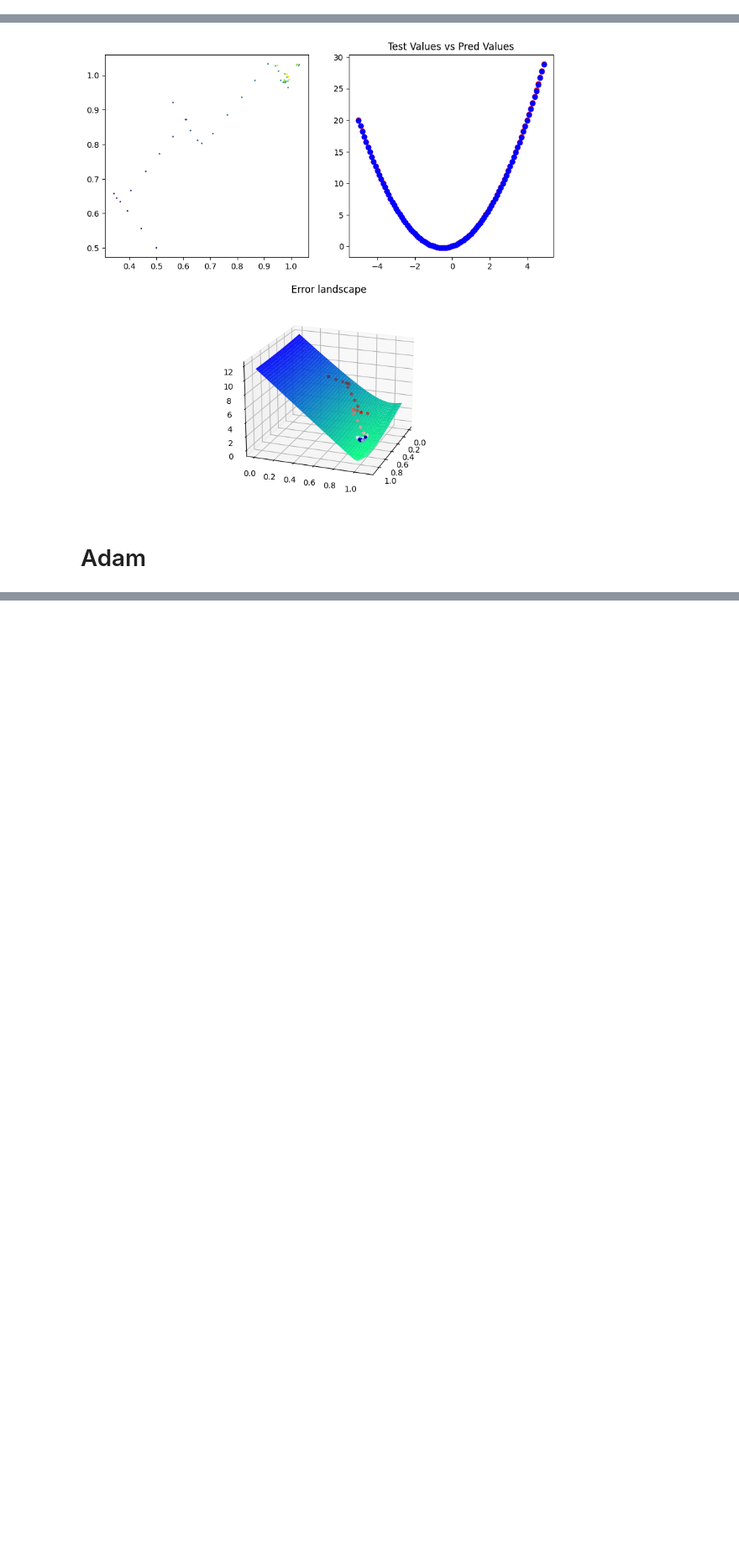
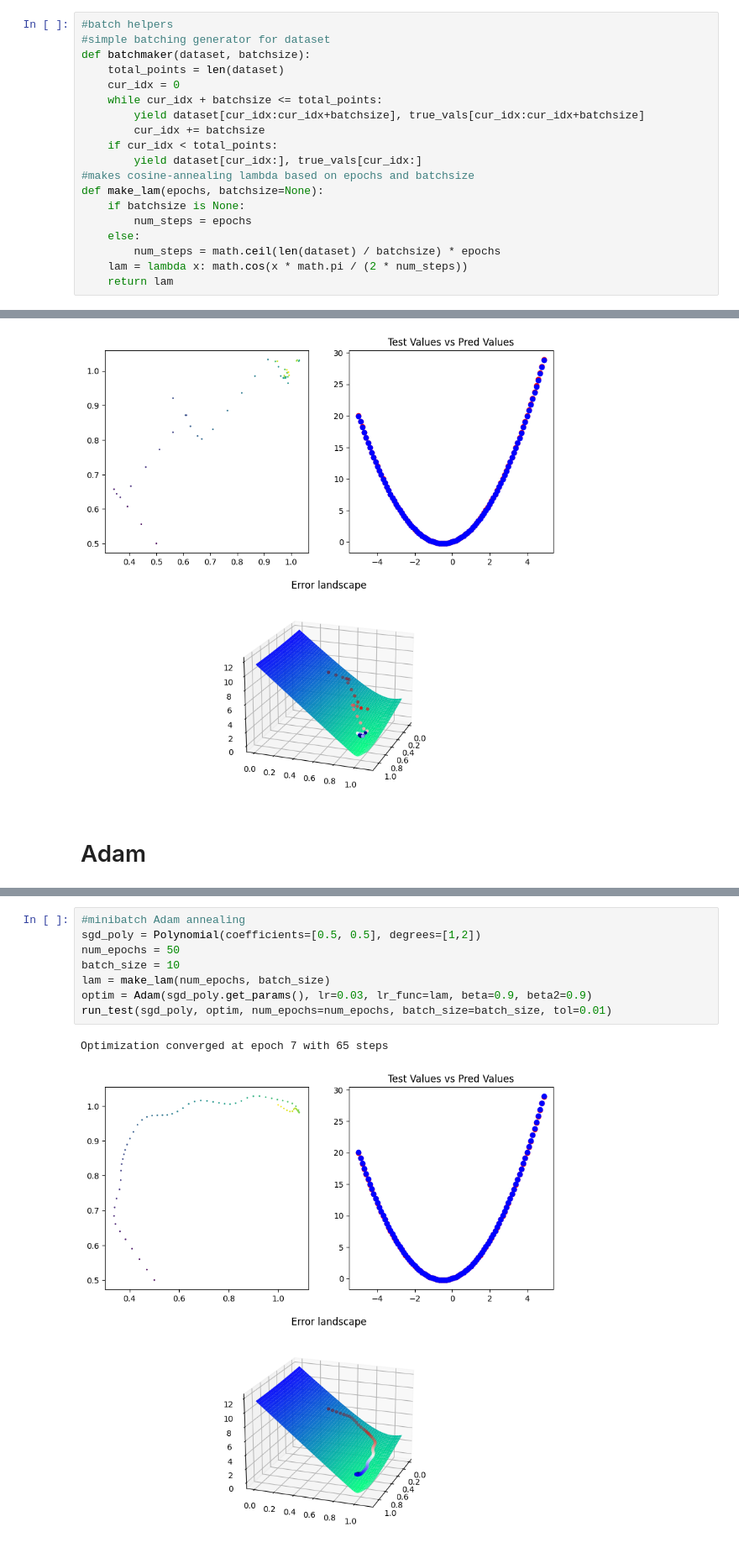
Before and after one commit to JoseMCruzMendez/CodingMLBasics, a Jupyter notebook: Optimizers/TestingGD.ipynb, the cells around one changed output, grey strips where cells are left out. Shown at 84% size. Saved outputs shown, nothing was run; the diff lists cells and outputs as text; blank space fills up the shorter version.

```diff
--- a/Optimizers/TestingGD.ipynb
+++ b/Optimizers/TestingGD.ipynb
@@ -59,6 +40,25 @@ test_poly = Polynomial(coefficients=[true_lin, true_sq], degrees=[1,2])
 num_points = 100
 dataset = [-5 + (10*i)/num_points for i in range(num_points)]
 true_vals = [test_poly(point) for point in dataset]
+# %%
+#batch helpers
+#simple batching generator for dataset
+def batchmaker(dataset, batchsize):
+    total_points = len(dataset)
+    cur_idx = 0
+    while cur_idx + batchsize <= total_points:
+        yield dataset[cur_idx:cur_idx+batchsize], true_vals[cur_idx:cur_idx+batchsize]
+        cur_idx += batchsize
+    if cur_idx < total_points:
+        yield dataset[cur_idx:], true_vals[cur_idx:]
+#makes cosine-annealing lambda based on epochs and batchsize
+def make_lam(epochs, batchsize=None):
+    if batchsize is None:
+        num_steps = epochs
+    else:
+        num_steps = math.ceil(len(dataset) / batchsize) * epochs
+    lam = lambda x: math.cos(x * math.pi / (2 * num_steps))
+    return lam
 # %%
 def plot_vals(lin_coeffs, sq_coeffs, sgd_poly):
     true_vals = [test_poly(point) for point in dataset]
@@ -297,0 +316,11 @@ Optimization converged at epoch 5 with 45 steps
+# %%
+#minibatch Adam annealing
+sgd_poly = Polynomial(coefficients=[0.5, 0.5], degrees=[1,2])
+num_epochs = 50
+batch_size = 10
+lam = make_lam(num_epochs, batch_size)
+optim = Adam(sgd_poly.get_params(), lr=0.03, lr_func=lam, beta=0.9, beta2=0.9)
+run_test(sgd_poly, optim, num_epochs=num_epochs, batch_size=batch_size, tol=0.01)
+# %% [output]
+Optimization converged at epoch 7 with 65 steps
+[figure, added]
```
Also changed, not shown: parts of 5 cells of this notebook, 4 other files.
